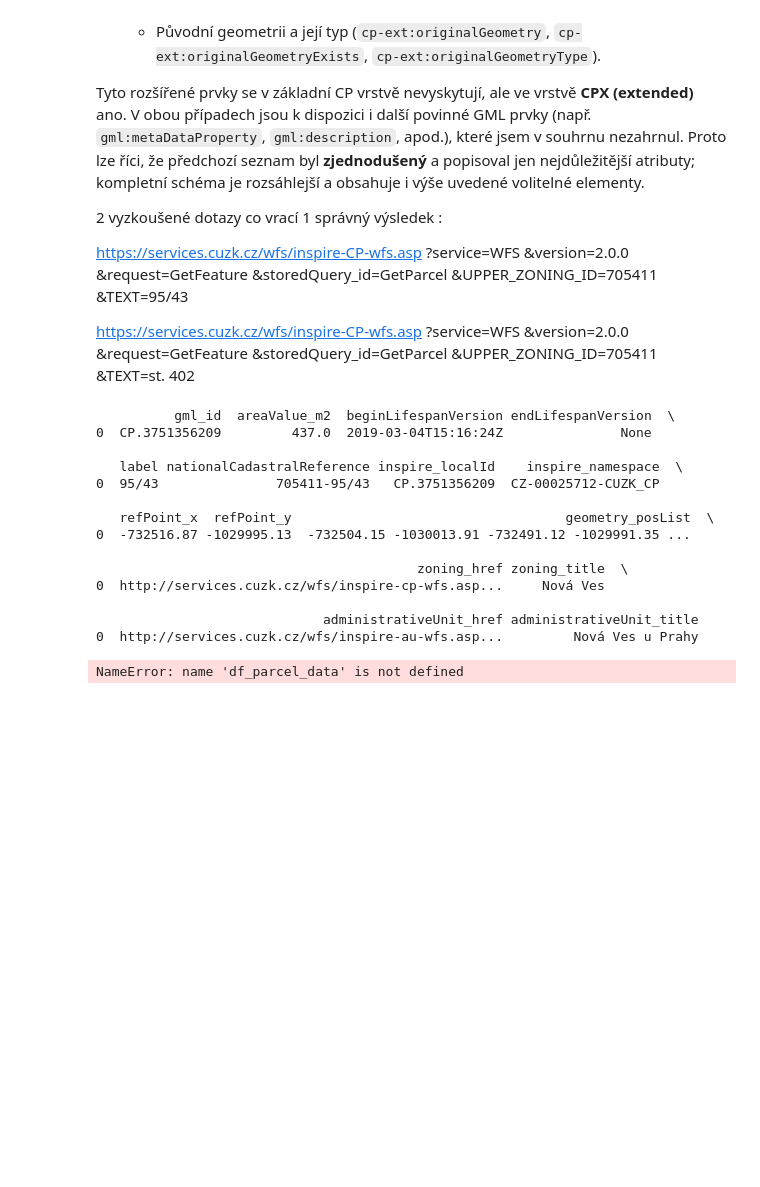
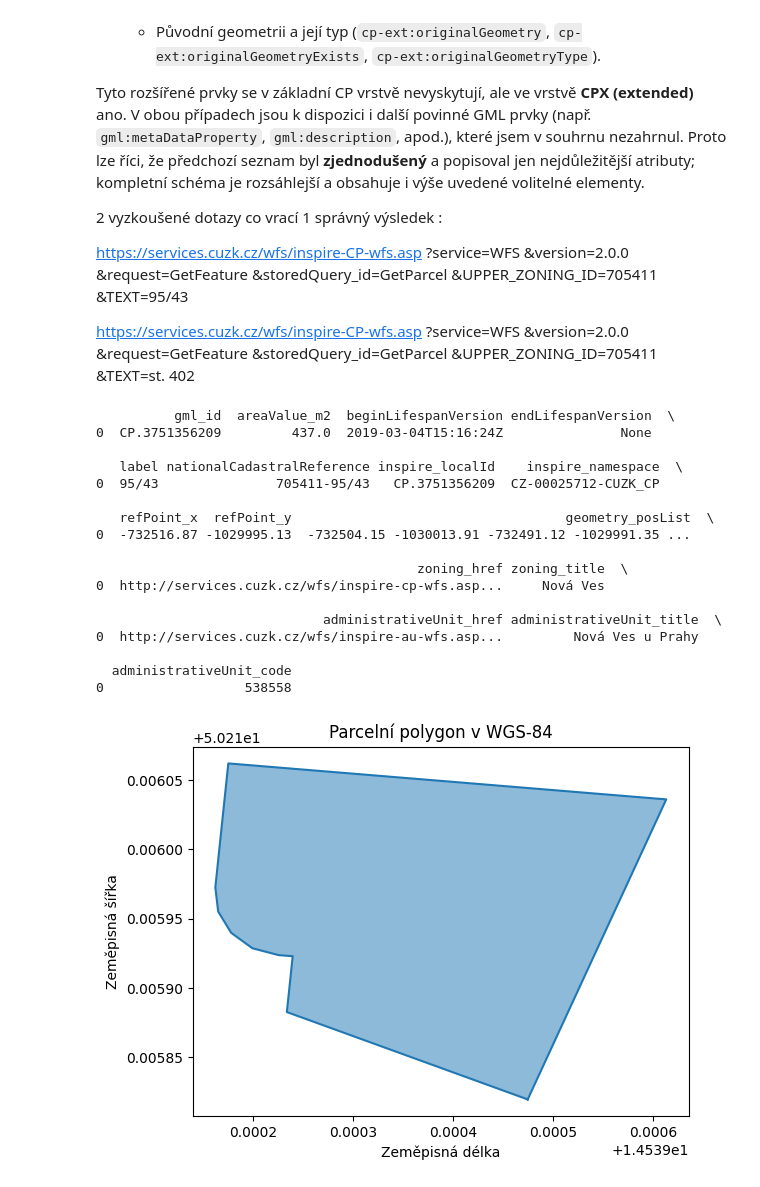
Before and after one commit to John-Bugler/DATA_ANALYSIS, a Jupyter notebook: GIS2/1_test_funkcionalit.ipynb, the cells around one changed output. Drawn from its saved outputs; the diff is of its cells as text; code cells hidden in the pictures; blank space fills up the shorter version.

Commit message:
Komplet funkcni 2 funkce pro tahani dat z KN pres Inspire WFS a RUIANu ke konkretni parcele, testovaci vykresleni polygonu parcely + zakresleni do mapy (Folium)

```diff
--- a/GIS2/1_test_funkcionalit.ipynb
+++ b/GIS2/1_test_funkcionalit.ipynb
@@ -100,6 +100,7 @@ https://services.cuzk.cz/wfs/inspire-CP-wfs.asp
   &UPPER_ZONING_ID=705411
   &TEXT=st. 402
 # %%
+#TAHA DATA KE KONKRETNI PARCELE PRES INSPIRE WFS Z KATASTRU NA ZAKLADE KODU KATASTRALNIHO UZEMI + PARCELNIHO CISLA#
 """
 Modul pro dotazování na INSPIRE WFS (katastrální parcely) prostřednictvím uloženého dotazu.
 
@@ -115,7 +116,7 @@ Tento kód je určen jako příklad; v tomto běhovém prostředí není k dispo
 internetové připojení, takže volání WFS nebude možné vyzkoušet.  Uživatel by
 měl kód spustit ve vlastním prostředí s přístupem k internetu.
 """
-
+import re
 import requests
 import pandas as pd
 from lxml import etree
@@ -272,13 +273,31 @@ def get_parcel_data_stored(kat_uzemi_kod: str, parcel_number: str) -> pd.DataFra
     # administrativeUnit – odkaz na správní jednotku (obec) v registru RÚIAN.
     # Stejně jako u zón se vrací xlink:href a xlink:title.  Tato vazba usnadňuje
     # propojení parcely se správními územími.
+
+    # administrativeUnit – odkaz na správní jednotku (obec) v registru RÚIAN.
+    # Vrací se jako xlink:href a xlink:title.  Navíc zde vyparsuji kód obce z URL.
+
+    #URL ze ktereho extrahuji kod obce
+    #http://services.cuzk.cz/wfs/inspire-au-wfs.asp?service=WFS&VERSION=2.0.0&request=GetFeature&storedQuery_id=urn:ogc:def:query:OGC-WFS::GetFeatureById&Id=AU.538558
+
     admin_elem = parcel_elem.find('CP:administrativeUnit', namespaces=ns)
     if admin_elem is not None:
-        parcel_data['administrativeUnit_href'] = admin_elem.get('{http://www.w3.org/1999/xlink}href')
-        parcel_data['administrativeUnit_title'] = admin_elem.get('{http://www.w3.org/1999/xlink}title')
+        href  = admin_elem.get('{http://www.w3.org/1999/xlink}href')
+        title = admin_elem.get('{http://www.w3.org/1999/xlink}title')
+        parcel_data['administrativeUnit_href']  = href
+        parcel_data['administrativeUnit_title'] = title
+
+        # Vyhledáme v odkazu všechny číslice a vezmeme poslední výskyt
+        admin_code = None
+        if href:
+            numbers = re.findall(r'\d+', href)
+            if numbers:
+                admin_code = numbers[-1]  # poslední skupina číslic v URL
+        parcel_data['administrativeUnit_code'] = admin_code
     else:
-        parcel_data['administrativeUnit_href'] = None
+        parcel_data['administrativeUnit_href']  = None
         parcel_data['administrativeUnit_title'] = None
+        parcel_data['administrativeUnit_code']  = None
 
     # Převedeme slovník na DataFrame o jednom řádku.  DataFrame je vhodný pro
     # další zpracování (např. uložení do databáze) nebo pro tisk.
@@ -291,8 +310,8 @@ if __name__ == "__main__":
     # demonstrační volání funkce s fiktivními parametry.  V prostředí bez
     # připojení k internetu by tento kód selhal; v běžném prostředí vrátí
     # DataFrame s informacemi o parcele.
-    example_parcel = get_parcel_data_stored("705411", "95/43")
-    print(example_parcel)
+    example_parcel_data = get_parcel_data_stored("705411", "95/43")
+    print(example_parcel_data)
 # %% [output]
           gml_id  areaValue_m2  beginLifespanVersion endLifespanVersion  \
 0  CP.3751356209         437.0  2019-03-04T15:16:24Z               None
@@ -306,36 +325,41 @@ if __name__ == "__main__":
                                          zoning_href zoning_title  \
 0  http://services.cuzk.cz/wfs/inspire-cp-wfs.asp...     Nová Ves
 
-                             administrativeUnit_href administrativeUnit_title
+                             administrativeUnit_href administrativeUnit_title  \
 0  http://services.cuzk.cz/wfs/inspire-au-wfs.asp...         Nová Ves u Prahy
+
+  administrativeUnit_code
+0                  538558
 # %%
+#KONTROLNI VYKRESLENI POLYGONU PARCELY#
+
 import matplotlib.pyplot as plt
 from pyproj import Transformer
 
 def plot_parcel(posList_str):
     """
     Vykreslí polygon parcely z řetězce posList.
     posList_str: text z posList, např. ' -777000.00 -1087000.00 … '
     """
     # 1. rozdělíme řetězec na čísla
     coords = list(map(float, posList_str.split()))
     # 2. spojíme po dvojicích (x, y)
     xs = coords[0::2]
     ys = coords[1::2]
     # 3. transformace do WGS‑84
     transformer = Transformer.from_crs("EPSG:5514", "EPSG:4326", always_xy=True)
     lons, lats = transformer.transform(xs, ys)
     # 4. vykreslení
     plt.figure()
     plt.plot(lons, lats)           # nakreslí obrys
     plt.fill(lons, lats, alpha=0.5)  # vyplní polygon lehkou barvou
     plt.title("Parcelní polygon v WGS‑84")
     plt.xlabel("Zeměpisná délka")
     plt.ylabel("Zeměpisná šířka")
     plt.show()
 
 # Příklad použití – posList je třeba nahradit reálnou hodnotou z WFS
-posList_example = df_parcel_data['geometry_posList'].iloc[0] if not df_parcel_data.empty else "0 0 0 0"
+posList_example = example_parcel_data['geometry_posList'].iloc[0] if not example_parcel_data.empty else "0 0 0 0"
 plot_parcel(posList_example)
 # %% [output]
-NameError: name 'df_parcel_data' is not defined
+[figure, added]
```
Also changed, not shown: parts of 2 cells of this notebook, 1 other file.
